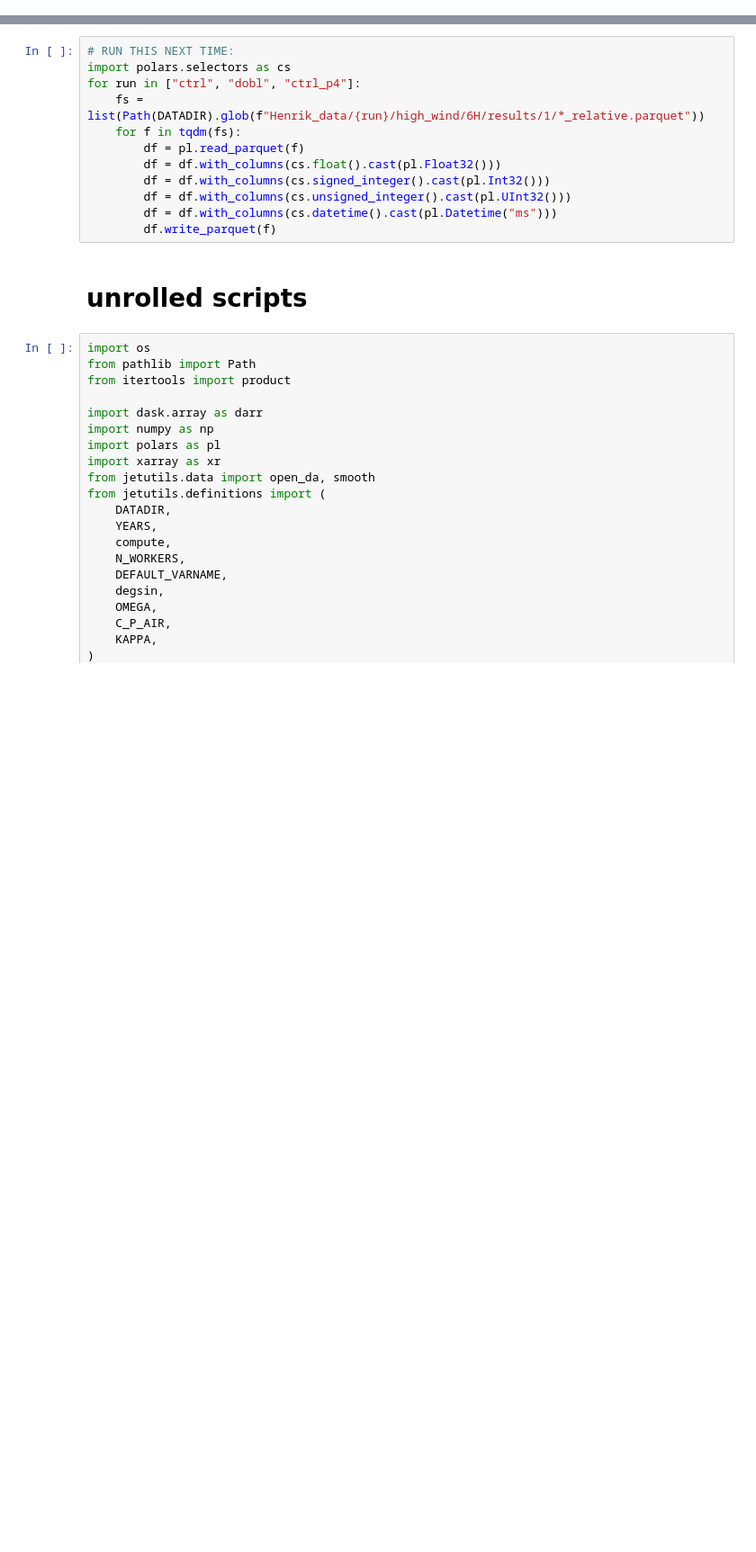
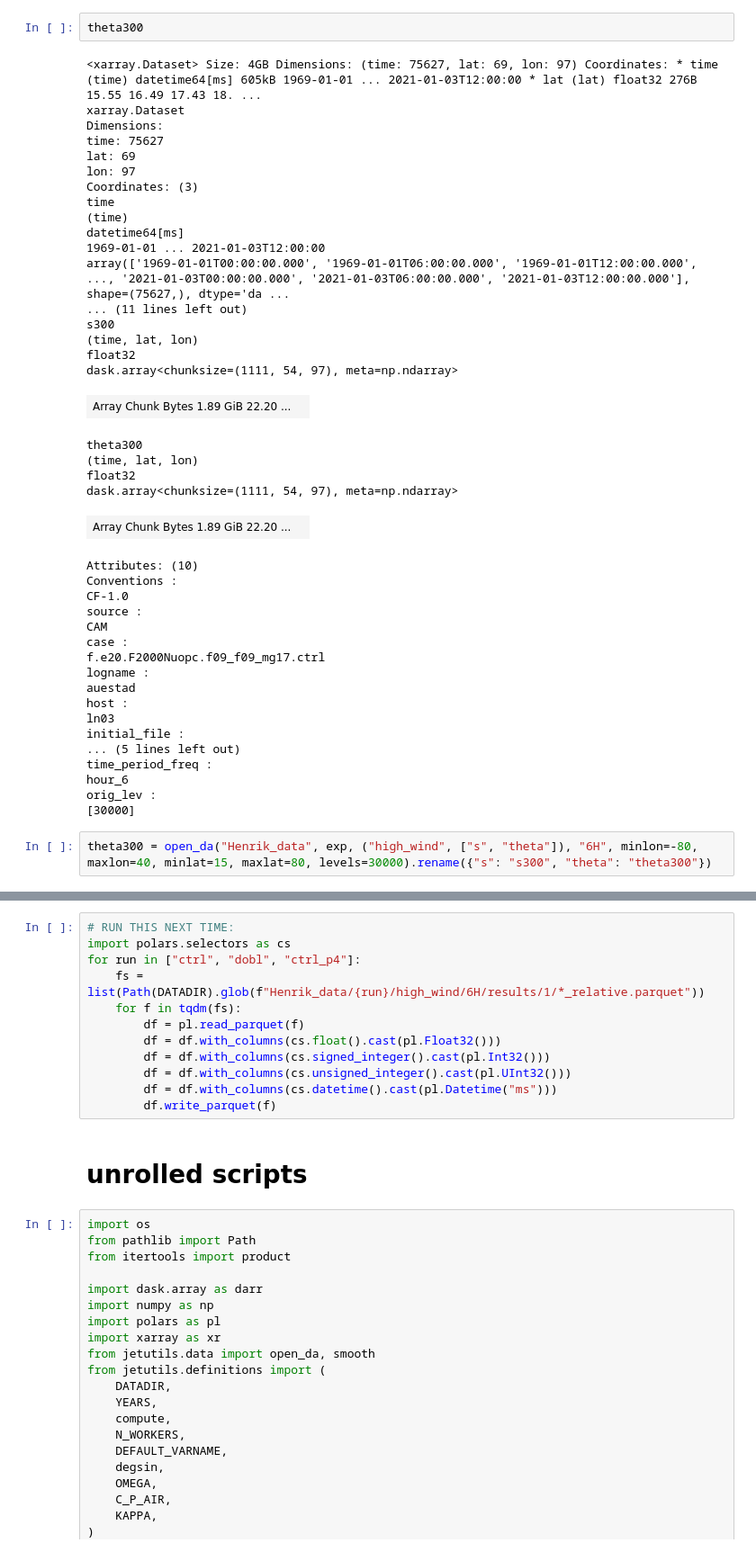
Before and after one commit to hbanderier/Jetutils, a Jupyter notebook: notebooks/on_remote/Playgrounds/data_henrik_pg.ipynb, the cells around one changed output, grey strips where cells are left out. Shown at 90% size. Drawn from its saved outputs; the diff is of its cells as text; blank space fills up the shorter version.

```diff
--- a/notebooks/on_remote/Playgrounds/data_henrik_pg.ipynb
+++ b/notebooks/on_remote/Playgrounds/data_henrik_pg.ipynb
@@ -75,0 +149,45 @@ os.environ["RUST_BACKTRACE"] = "full"
+# %%
+theta300
+# %% [output]
+<xarray.Dataset> Size: 4GB Dimensions: (time: 75627, lat: 69, lon: 97) Coordinates: * time (time) datetime64[ms] 605kB 1969-01-01 ... 2021-01-03T12:00:00 * lat (lat) float32 276B 15.55 16.49 17.43 18. ...
+xarray.Dataset
+Dimensions:
+time: 75627
+lat: 69
+lon: 97
+Coordinates: (3)
+time
+(time)
+datetime64[ms]
+1969-01-01 ... 2021-01-03T12:00:00
+array(['1969-01-01T00:00:00.000', '1969-01-01T06:00:00.000', '1969-01-01T12:00:00.000', ..., '2021-01-03T00:00:00.000', '2021-01-03T06:00:00.000', '2021-01-03T12:00:00.000'], shape=(75627,), dtype='da ...
+... (11 lines left out)
+s300
+(time, lat, lon)
+float32
+dask.array<chunksize=(1111, 54, 97), meta=np.ndarray>
+| Array Chunk Bytes 1.89 GiB 22.20 ... |  |
+theta300
+(time, lat, lon)
+float32
+dask.array<chunksize=(1111, 54, 97), meta=np.ndarray>
+| Array Chunk Bytes 1.89 GiB 22.20 ... |  |
+Attributes: (10)
+Conventions :
+CF-1.0
+source :
+CAM
+case :
+f.e20.F2000Nuopc.f09_f09_mg17.ctrl
+logname :
+auestad
+host :
+ln03
+initial_file :
+... (5 lines left out)
+time_period_freq :
+hour_6
+orig_lev :
+[30000]
+# %%
+theta300 = open_da("Henrik_data", exp, ("high_wind", ["s", "theta"]), "6H", minlon=-80, maxlon=40, minlat=15, maxlat=80, levels=30000).rename({"s": "s300", "theta": "theta300"})
```
Also changed, not shown: parts of 21 cells of this notebook, 8 other files.
